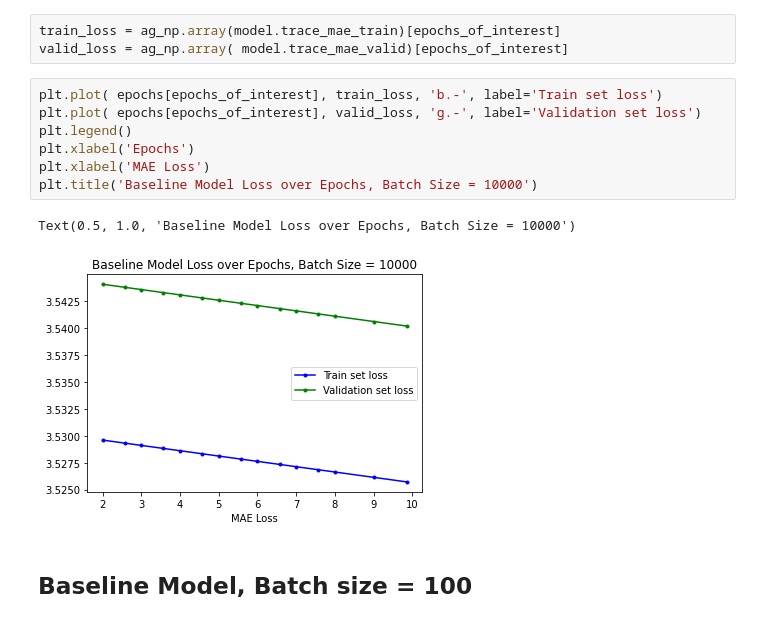
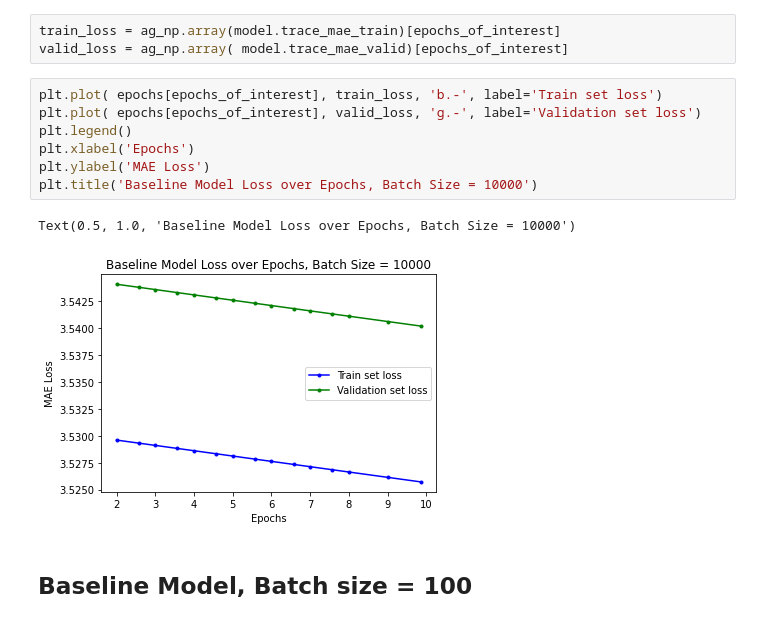
Before and after one commit to Dtphelan1/recommendation-system, a Jupyter notebook: CollabFilterMeanOnly-Analysis.ipynb, the cells around one changed output. Cells and saved outputs as stored; diff of their text form.

```diff
--- a/CollabFilterMeanOnly-Analysis.ipynb
+++ b/CollabFilterMeanOnly-Analysis.ipynb
@@ -84,13 +68,13 @@ valid_loss = ag_np.array( model.trace_mae_valid)[epochs_of_interest]
 # %%
 plt.plot( epochs[epochs_of_interest], train_loss, 'b.-', label='Train set loss')
 plt.plot( epochs[epochs_of_interest], valid_loss, 'g.-', label='Validation set loss')
 plt.legend()
 plt.xlabel('Epochs')
-plt.xlabel('MAE Loss')
+plt.ylabel('MAE Loss')
 plt.title('Baseline Model Loss over Epochs, Batch Size = 10000')
 # %% [output]
 Text(0.5, 1.0, 'Baseline Model Loss over Epochs, Batch Size = 10000')
-[figure, old version]
+[figure, new version]
 # %% [markdown]
 ## Baseline Model, Batch size = 100
 # %%
```
Also changed, not shown: parts of 5 cells of this notebook, 2 other files.
